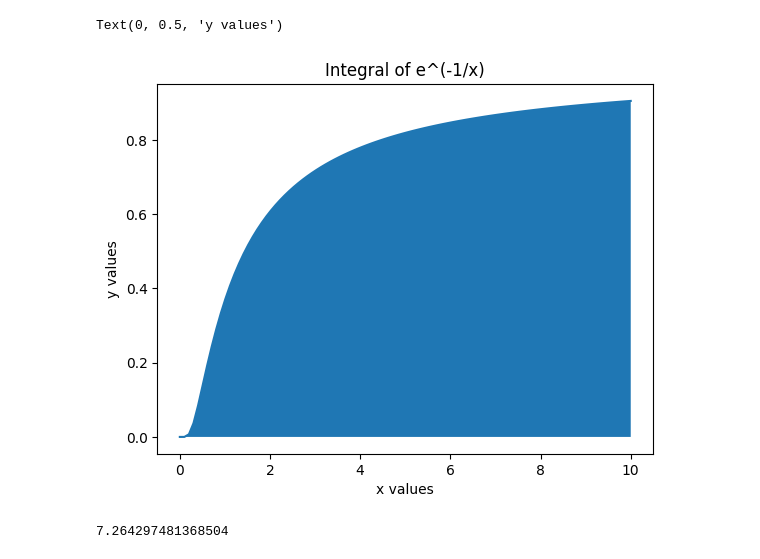
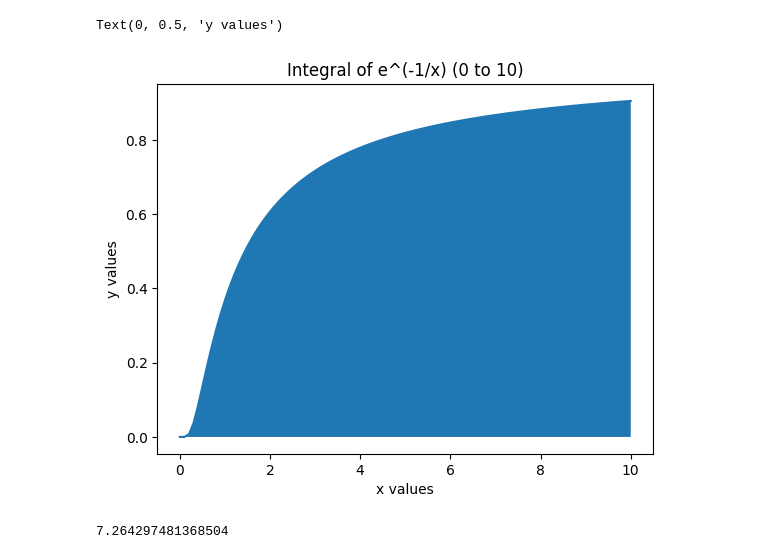
Before and after one commit to ubsuny/23-Homework6G1, a Jupyter notebook: simpson.ipynb, the cells around one changed output. Cells and saved outputs as stored; diff of their text form; code cells hidden in the pictures.

```diff
--- a/simpson.ipynb
+++ b/simpson.ipynb
@@ -19,16 +19,17 @@ def cos_func(x):
 def cube_func(x):
   return x**3 + 1 / GROUP_NUMBER
 # %%
+# plotting graph using first set of bounds
 lower_bound = 0
 upper_bound = 10*GROUP_NUMBER
 x_vals = np.linspace(lower_bound, upper_bound, 100)
 y_vals = exp_func(x_vals)
 plt.plot(x_vals,y_vals)
 plt.fill_between(x_vals, y_vals)
-plt.title("Integral of e^(-1/x)")
+plt.title("Integral of e^(-1/x) (0 to 10)")
 plt.xlabel('x values')
 plt.ylabel('y values')
 # %% [output]
 Text(0, 0.5, 'y values')
-[figure, old version]
+[figure, new version]
 # %%
```
Also changed, not shown: parts of 5 cells of this notebook.
